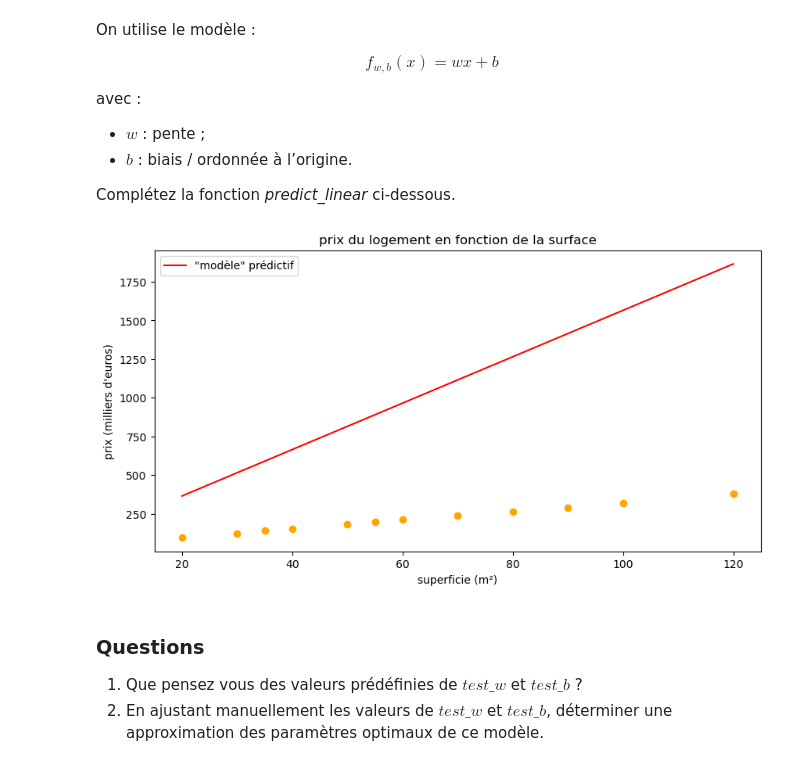
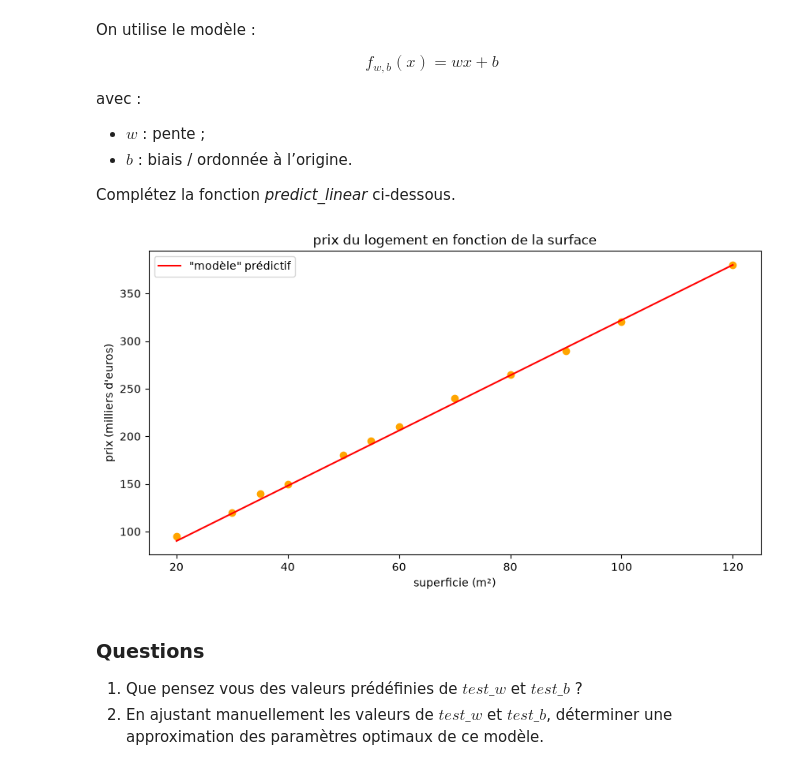
Before and after one commit to linasbd/Projet-info-L3, a Jupyter notebook: TD1_intro_machine_learning.ipynb, the cells around one changed output. Drawn from its saved outputs; the diff is of its cells as text; code cells hidden in the pictures.

```diff
--- a/TD1_intro_machine_learning.ipynb
+++ b/TD1_intro_machine_learning.ipynb
@@ -115,31 +115,31 @@ Complétez la fonction *predict_linear* ci-dessous.
 # %%
 
 #
 def predict_linear(X, w, b):
     '''
     Cette fonction renvoie les prédictions d'un modèle linéaire à partir d'un tableau de données X
     Les paramètres w et b sont respectivement le biais et la pente
     '''
     # À faire
     return X*w+b
 
-test_w = 15 # à ajuster à la question 2
-test_b = 65 # à ajuster à la question 2
+test_w = 2.9 # à ajuster à la question 2
+test_b = 32 # à ajuster à la question 2
 
 # Test de predict_linear() avec les données de test
 pred = predict_linear(surface, w=test_w, b=test_b)
 pred
 # Affichage du résultat
 plt.figure(figsize=(10,5))
 plt.scatter(X,y, c="orange")
 plt.plot(X,pred, label = '"modèle" prédictif', c="r")
 plt.title("prix du logement en fonction de la surface")
 plt.ylabel("prix (milliers d'euros)")
 plt.xlabel('superficie (m²)')
 plt.legend()
 plt.show()
 # %% [output]
-[figure, old version]
+[figure, new version]
 # %% [markdown]
 ### Questions
 1. Que pensez vous des valeurs prédéfinies de $test\_w$ et $test\_b$ ?
```
Also changed, not shown: parts of 14 cells of this notebook.
